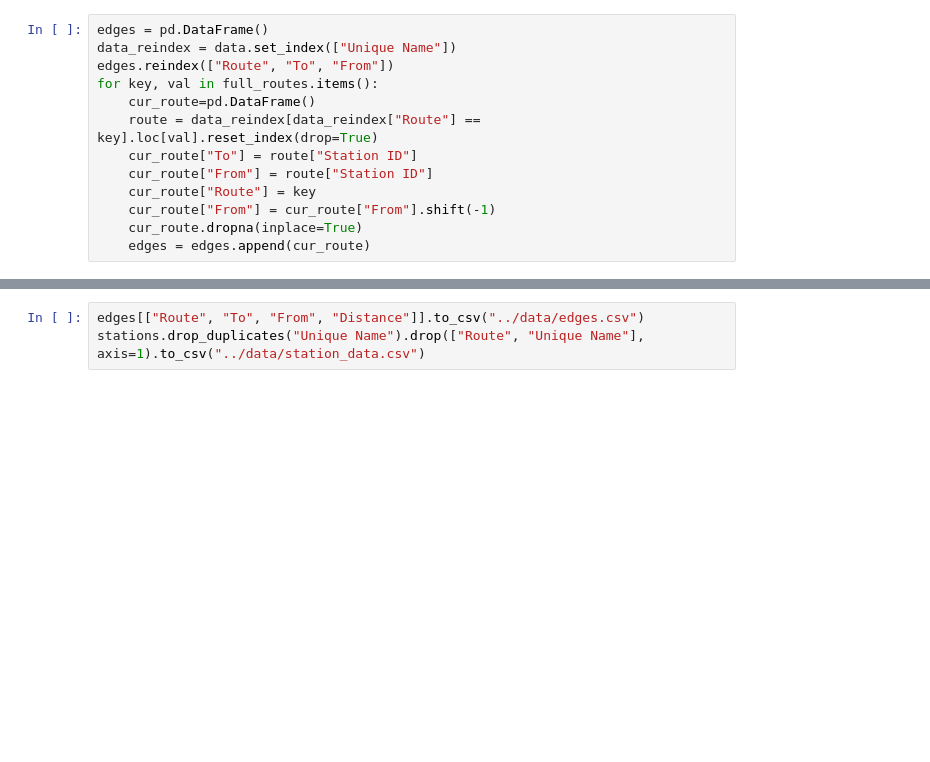
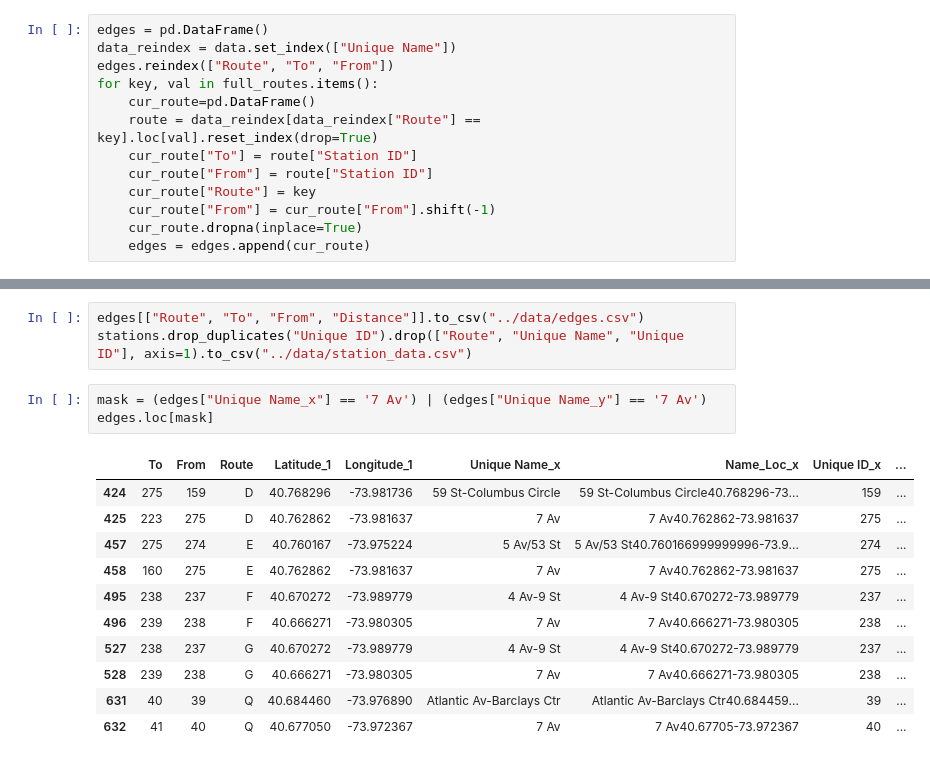
Before and after one commit to alecarreche/City_Folk, a Jupyter notebook: src/data_cleaning.ipynb, the cells around one changed output, grey strips where cells are left out. Drawn from its saved outputs; the diff is of its cells as text; blank space fills up the shorter version.

```diff
--- a/src/data_cleaning.ipynb
+++ b/src/data_cleaning.ipynb
@@ -338,3 +422,18 @@ edges["Distance"] = np.sqrt(
 # %%
 edges[["Route", "To", "From", "Distance"]].to_csv("../data/edges.csv")
-stations.drop_duplicates("Unique Name").drop(["Route", "Unique Name"], axis=1).to_csv("../data/station_data.csv")
+stations.drop_duplicates("Unique ID").drop(["Route", "Unique Name", "Unique ID"], axis=1).to_csv("../data/station_data.csv")
+# %%
+mask = (edges["Unique Name_x"] == '7 Av') | (edges["Unique Name_y"] == '7 Av')
+edges.loc[mask]
+# %% [output]
+|  | To | From | Route | Latitude_1 | Longitude_1 | Unique Name_x | Name_Loc_x | Unique ID_x | ... |
+| 424 | 275 | 159 | D | 40.768296 | -73.981736 | 59 St-Columbus Circle | 59 St-Columbus Circle40.768296-73... | 159 | ... |
+| 425 | 223 | 275 | D | 40.762862 | -73.981637 | 7 Av | 7 Av40.762862-73.981637 | 275 | ... |
+| 457 | 275 | 274 | E | 40.760167 | -73.975224 | 5 Av/53 St | 5 Av/53 St40.760166999999996-73.9... | 274 | ... |
+| 458 | 160 | 275 | E | 40.762862 | -73.981637 | 7 Av | 7 Av40.762862-73.981637 | 275 | ... |
+| 495 | 238 | 237 | F | 40.670272 | -73.989779 | 4 Av-9 St | 4 Av-9 St40.670272-73.989779 | 237 | ... |
+| 496 | 239 | 238 | F | 40.666271 | -73.980305 | 7 Av | 7 Av40.666271-73.980305 | 238 | ... |
+| 527 | 238 | 237 | G | 40.670272 | -73.989779 | 4 Av-9 St | 4 Av-9 St40.670272-73.989779 | 237 | ... |
+| 528 | 239 | 238 | G | 40.666271 | -73.980305 | 7 Av | 7 Av40.666271-73.980305 | 238 | ... |
+| 631 | 40 | 39 | Q | 40.684460 | -73.976890 | Atlantic Av-Barclays Ctr | Atlantic Av-Barclays Ctr40.684459... | 39 | ... |
+| 632 | 41 | 40 | Q | 40.677050 | -73.972367 | 7 Av | 7 Av40.67705-73.972367 | 40 | ... |
```
Also changed, not shown: parts of 15 cells of this notebook, 2 other files.
